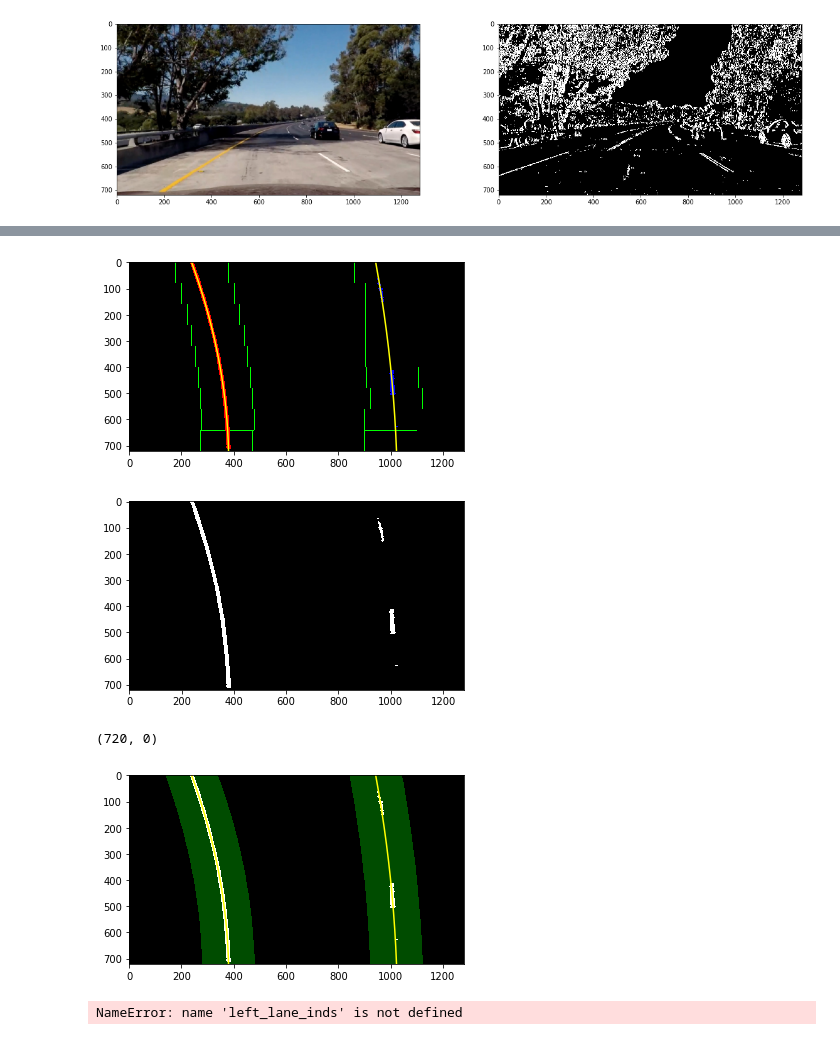
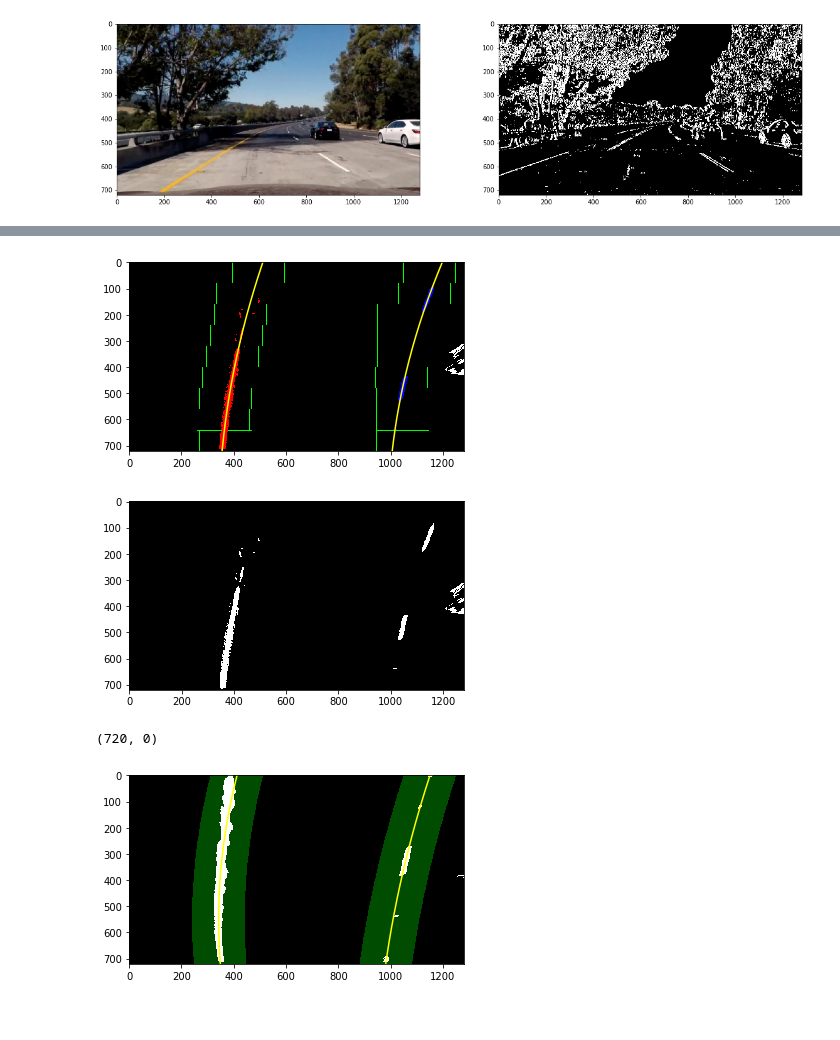
Before and after one commit to jocmom/CarND-Advanced-Lane-Lines, a Jupyter notebook: P4.ipynb, the cells around one changed output, grey strips where cells are left out. Drawn from its saved outputs; the diff is of its cells as text; code cells hidden in the pictures.

Commit message:
ADD: Drawing lanes on images

```diff
--- a/P4.ipynb
+++ b/P4.ipynb
@@ -263,12 +263,12 @@ r_abs_binaries = [combine_binaries(r, abs) for r,abs in zip(r_binaries, abs_bina
 # %%
 h_warped = [channel_select(img, thresh=(90,225), channel=0) for img in test_warped]
 l_warped = [channel_select(img, thresh=(150,225), channel=1) for img in test_warped]
-s_warped = [channel_select(img, thresh=(180,255), channel=2) for img in test_warped]
+s_warped = [channel_select(img, thresh=(140,255), channel=2) for img in test_warped]
 r_warped = [channel_select(img, thresh=(225,255), channel=0, code=None) for img in test_warped]
 
 mag_warped = [sobel_thresh(img, thresh=(20,100),func=mag_sobel) for img in test_warped]
 dir_warped = [sobel_thresh(img, thresh=(0.7, 1.2),func=dir_sobel) for img in test_warped]
-abs_warped = [sobel_thresh(img, thresh=(55, 155),func=abs_sobel, orient='x', sobel_kernel=9) for img in test_warped]
+abs_warped = [sobel_thresh(img, thresh=(55, 255),func=abs_sobel, orient='x', sobel_kernel=9) for img in test_warped]
 r_s_warped = [combine_binaries(r, s) for r,s in zip(r_warped, s_warped)]
-binary_warped = r_s_warped[3]
+abs_r_s_warped = [combine_binaries(r, s) for r,s in zip(r_s_warped, abs_warped)]
 # %%
@@ -343,21 +367,7 @@ def gen_plot_fit_data(img, left_fit, right_fit):
     right_fitx = right_fit[0]*ploty**2 + right_fit[1]*ploty + right_fit[2]
     return ploty, left_fitx, right_fitx
 
-def plot_sliding_windows(img, left_lane_inds, right_lane_inds, left_fit, right_fit):
-    # Generate x and y values for plotting
-    ploty, left_fitx,right_fitx = gen_plot_fit_data(img, left_fit,right_fit)
-    # Identify the x and y positions of all nonzero pixels in the image
-    nonzerox, nonzeroy = nonzero_x_y(img)
-    img[nonzeroy[left_lane_inds], nonzerox[left_lane_inds]] = [255, 0, 0]
-    img[nonzeroy[right_lane_inds], nonzerox[right_lane_inds]] = [0, 0, 255]
-    plt.imshow(out_img)
-    plt.plot(left_fitx, ploty, color='yellow')
-    plt.plot(right_fitx, ploty, color='yellow')
-    plt.xlim(0, img.shape[1])
-    plt.ylim(img.shape[0], 0)
-    plt.show()
-
-def sliding_window(binary_warped, lefx_base, rightx_base, nwindows=9, margin=100, minpix = 50, plot=False):
+def fit_sliding_window(binary_warped, lefx_base, rightx_base, nwindows=9, margin=100, minpix = 40, plot=False):
     """
     :param margin Set the width of the windows +/-
     :param minpix Set minimum number of pixels found to recenter window
@@ -386,8 +396,9 @@ def sliding_window(binary_warped, lefx_base, rightx_base, nwindows=9, margin=100
         win_xright_low = rightx_current - margin
         win_xright_high = rightx_current + margin
         # Draw the windows on the visualization image
-        cv2.rectangle(out_img,(win_xleft_low,win_y_low),(win_xleft_high,win_y_high),(0,255,0), 2)
-        cv2.rectangle(out_img,(win_xright_low,win_y_low),(win_xright_high,win_y_high),(0,255,0), 2)
+        if plot:
+            cv2.rectangle(out_img,(win_xleft_low,win_y_low),(win_xleft_high,win_y_high),(0,255,0), 2)
+            cv2.rectangle(out_img,(win_xright_low,win_y_low),(win_xright_high,win_y_high),(0,255,0), 2)
         # Identify the nonzero pixels in x and y within the window
         good_left_inds = ((nonzeroy >= win_y_low) & \
                           (nonzeroy < win_y_high) & \
@@ -423,7 +434,6 @@ def sliding_window(binary_warped, lefx_base, rightx_base, nwindows=9, margin=100
     if plot:
         # Generate x and y values for plotting
         ploty, left_fitx,right_fitx = gen_plot_fit_data(binary_warped, left_fit,right_fit)
-
         out_img[nonzeroy[left_lane_inds], nonzerox[left_lane_inds]] = [255, 0, 0]
         out_img[nonzeroy[right_lane_inds], nonzerox[right_lane_inds]] = [0, 0, 255]
         plt.imshow(out_img)
@@ -431,47 +441,51 @@ def sliding_window(binary_warped, lefx_base, rightx_base, nwindows=9, margin=100
         plt.plot(right_fitx, ploty, color='yellow')
         plt.xlim(0, 1280)
         plt.ylim(720, 0)
-        #plot_sliding_windows(out_img, left_lane_inds, right_lane_inds, left_fit, right_fit)
 
     return left_fit, right_fit
 
-left_fit, right_fit = sliding_window(binary_warped, leftx_base, rightx_base, plot=True)
+binary_warped = r_s_warped[-1]
+left_fit, right_fit = fit_sliding_window(binary_warped, leftx_base, rightx_base, plot=True)
 # %% [output]
-[figure, old version]
+[figure, new version]
 # %%
+out_img = binary2image(binary_warped)
 plt.imshow(out_img)
 plt.show()
 # %% [output]
-[figure, old version]
+[figure, new version]
+# %%
+binary_warped = r_s_warped[2]
+left_fit, right_fit = fitP(binary_warped, left_fit, right_fit)
+ploty = np.linspace(0, binary_warped.shape[0]-1, binary_warped.shape[0] )
+left_fitx = left_fit[0]*ploty**2 + left_fit[1]*ploty + left_fit[2]
+right_fitx = right_fit[0]*ploty**2 + right_fit[1]*ploty + right_fit[2]
 # %%
-# Generate x and y values for plotting
-ploty, left_fitx,right_fitx = gen_plot_fit_data(binary_warped, left_fit,right_fit)
 # Create an image to draw on and an image to show the selection window
-#out_img = np.dstack((binary_warped, binary_warped, binary_warped))*255
+out_img = np.dstack((binary_warped, binary_warped, binary_warped))*255
 window_img = np.zeros_like(out_img)
 # Color in left and right line pixels
-#nonzerox, nonzeroy = nonzero_x_y(binary_warped)
 #out_img[nonzeroy[left_lane_inds], nonzerox[left_lane_inds]] = [255, 0, 0]
 #out_img[nonzeroy[right_lane_inds], nonzerox[right_lane_inds]] = [0, 0, 255]
 
 # Generate a polygon to illustrate the search window area
 # And recast the x and y points into usable format for cv2.fillPoly()
 left_line_window1 = np.array([np.transpose(np.vstack([left_fitx-margin, ploty]))])
 left_line_window2 = np.array([np.flipud(np.transpose(np.vstack([left_fitx+margin, ploty])))])
 left_line_pts = np.hstack((left_line_window1, left_line_window2))
 right_line_window1 = np.array([np.transpose(np.vstack([right_fitx-margin, ploty]))])
 right_line_window2 = np.array([np.flipud(np.transpose(np.vstack([right_fitx+margin, ploty])))])
 right_line_pts = np.hstack((right_line_window1, right_line_window2))
 
 # Draw the lane onto the warped blank image
 cv2.fillPoly(window_img, np.int_([left_line_pts]), (0,255, 0))
 cv2.fillPoly(window_img, np.int_([right_line_pts]), (0,255, 0))
 result = cv2.addWeighted(out_img, 1, window_img, 0.3, 0)
 plt.imshow(result)
 plt.plot(left_fitx, ploty, color='yellow')
 plt.plot(right_fitx, ploty, color='yellow')
 plt.xlim(0, 1280)
 plt.ylim(720, 0)
 # %% [output]
 (720, 0)
-[figure, old version]
+[figure, new version]
@@ -507,28 +491,0 @@ l_fit, r_fit = fitP(binary_warped, left_fit, right_fit)
-# %%
-# Create an image to draw on and an image to show the selection window
-out_img = np.dstack((binary_warped, binary_warped, binary_warped))*255
-window_img = np.zeros_like(out_img)
-# Color in left and right line pixels
-out_img[nonzeroy[left_lane_inds], nonzerox[left_lane_inds]] = [255, 0, 0]
-out_img[nonzeroy[right_lane_inds], nonzerox[right_lane_inds]] = [0, 0, 255]
-
-# Generate a polygon to illustrate the search window area
-# And recast the x and y points into usable format for cv2.fillPoly()
-left_line_window1 = np.array([np.transpose(np.vstack([left_fitx-margin, ploty]))])
-left_line_window2 = np.array([np.flipud(np.transpose(np.vstack([left_fitx+margin, ploty])))])
-left_line_pts = np.hstack((left_line_window1, left_line_window2))
-right_line_window1 = np.array([np.transpose(np.vstack([right_fitx-margin, ploty]))])
-right_line_window2 = np.array([np.flipud(np.transpose(np.vstack([right_fitx+margin, ploty])))])
-right_line_pts = np.hstack((right_line_window1, right_line_window2))
-
-# Draw the lane onto the warped blank image
-cv2.fillPoly(window_img, np.int_([left_line_pts]), (0,255, 0))
-cv2.fillPoly(window_img, np.int_([right_line_pts]), (0,255, 0))
-result = cv2.addWeighted(out_img, 1, window_img, 0.3, 0)
-plt.imshow(result)
-plt.plot(left_fitx, ploty, color='yellow')
-plt.plot(right_fitx, ploty, color='yellow')
-plt.xlim(0, 1280)
-plt.ylim(720, 0)
-# %% [output]
-NameError: name 'left_lane_inds' is not defined
```
Also changed, not shown: parts of 9 cells of this notebook, 1 other file.
